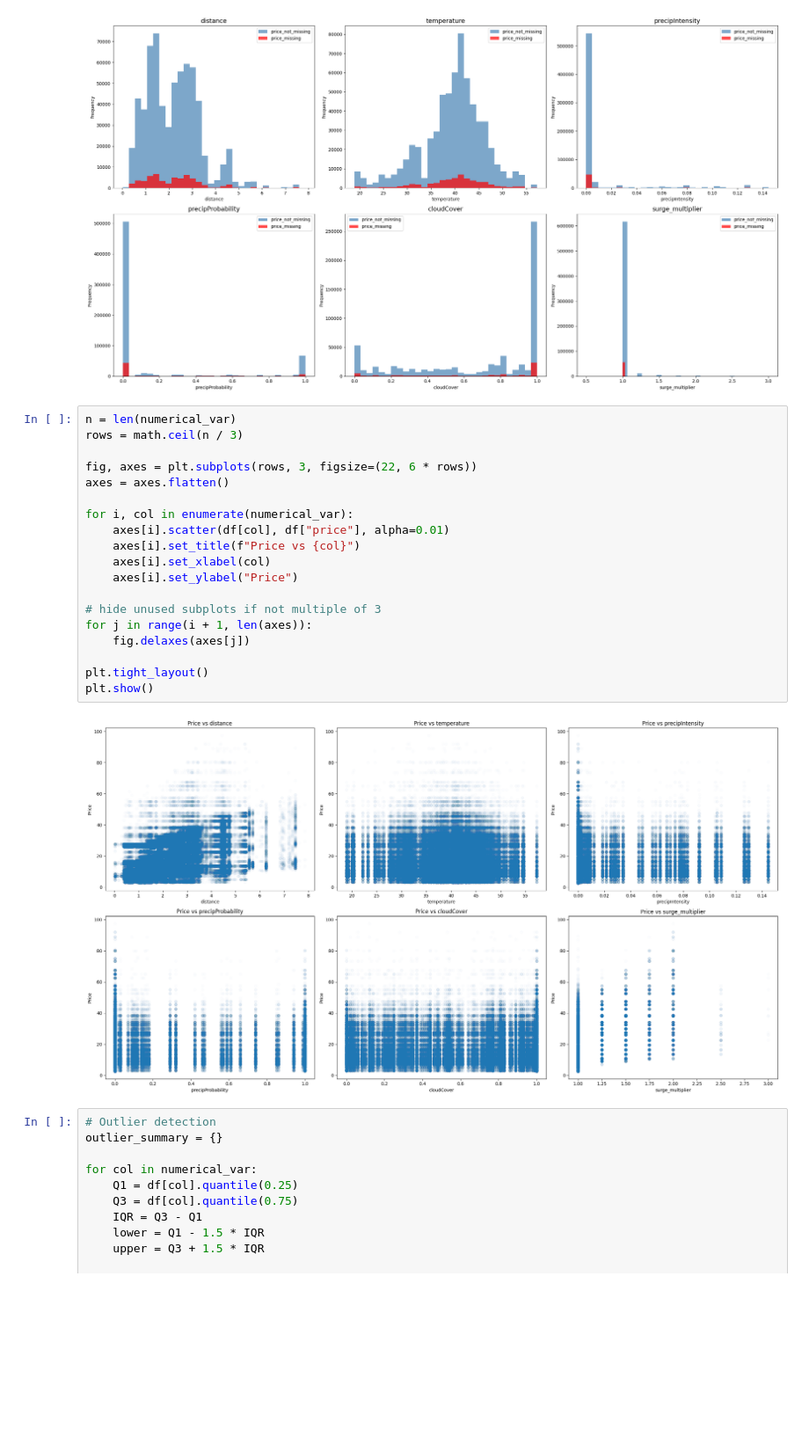
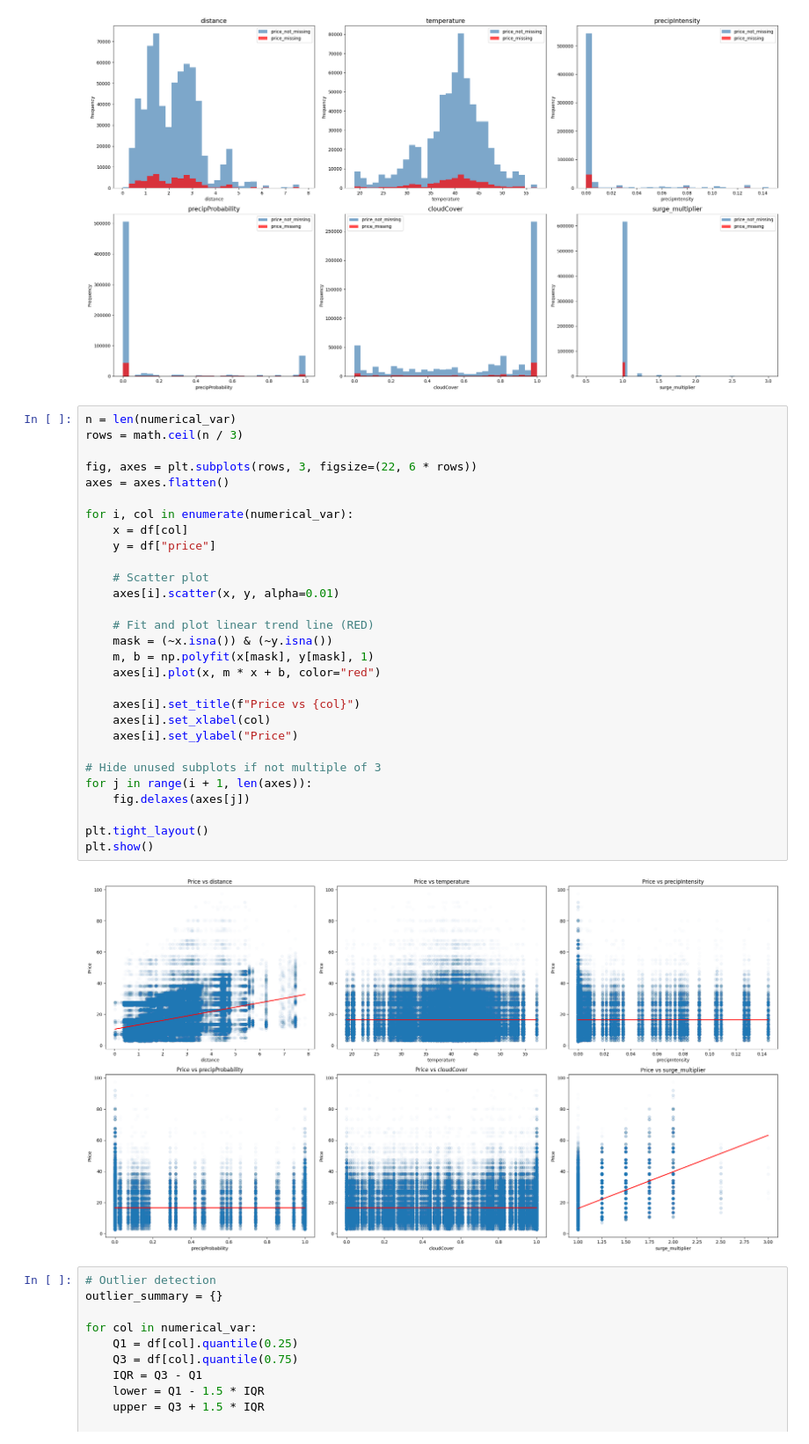
Before and after one commit to CindySun0309/APCOMP209_Final_Project, a Jupyter notebook: DS209A_final_project_group86-FINAL.ipynb, the cells around one changed output. Shown at 88% size. Drawn from its saved outputs; the diff is of its cells as text; blank space fills up the shorter version.

```diff
--- a/DS209A_final_project_group86-FINAL.ipynb
+++ b/DS209A_final_project_group86-FINAL.ipynb
@@ -425,24 +425,34 @@ plt.show()
 # %%
 n = len(numerical_var)
 rows = math.ceil(n / 3)
 
 fig, axes = plt.subplots(rows, 3, figsize=(22, 6 * rows))
 axes = axes.flatten()
 
 for i, col in enumerate(numerical_var):
-    axes[i].scatter(df[col], df["price"], alpha=0.01)
+    x = df[col]
+    y = df["price"]
+
+    # Scatter plot
+    axes[i].scatter(x, y, alpha=0.01)
+
+    # Fit and plot linear trend line (RED)
+    mask = (~x.isna()) & (~y.isna())
+    m, b = np.polyfit(x[mask], y[mask], 1)
+    axes[i].plot(x, m * x + b, color="red")
+
     axes[i].set_title(f"Price vs {col}")
     axes[i].set_xlabel(col)
     axes[i].set_ylabel("Price")
 
-# hide unused subplots if not multiple of 3
+# Hide unused subplots if not multiple of 3
 for j in range(i + 1, len(axes)):
     fig.delaxes(axes[j])
 
 plt.tight_layout()
 plt.show()
 # %% [output]
-[figure, old version]
+[figure, new version]
 # %%
 # Outlier detection
 outlier_summary = {}
```
Also changed, not shown: parts of 9 cells of this notebook.
